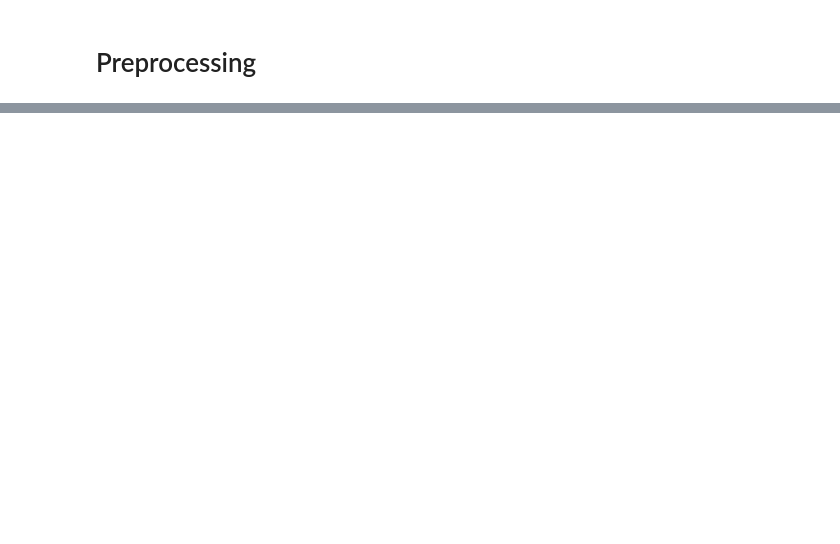
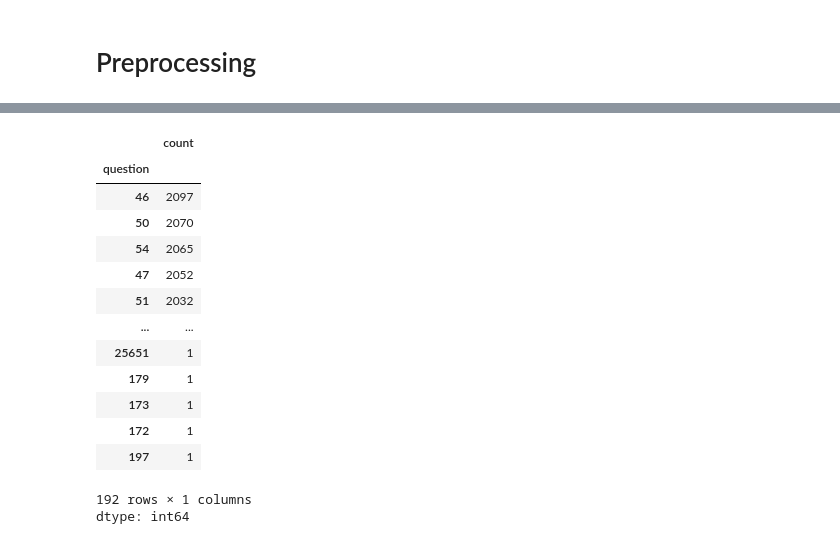
Before and after one commit to Likelipop/Question-generator, a Jupyter notebook: experiment.ipynb, the cells around one changed output, grey strips where cells are left out. Saved outputs shown, nothing was run; the diff lists cells and outputs as text; code cells hidden in the pictures; blank space fills up the shorter version.

```diff
--- a/experiment.ipynb
+++ b/experiment.ipynb
@@ -37,0 +92,20 @@ context[ans_start_index[0] : ans_start_index[0] + len(answer[0])]
+# %%
+# see the context_length distributions
+stat_question_lengths = df["question"].str.len().value_counts()
+stat_question_lengths
+# %% [output]
+|  | count |
+| question |  |
+| 46 | 2097 |
+| 50 | 2070 |
+| 54 | 2065 |
+| 47 | 2052 |
+| 51 | 2032 |
+| ... | ... |
+| 25651 | 1 |
+| 179 | 1 |
+| 173 | 1 |
+| 172 | 1 |
+| 197 | 1 |
+192 rows × 1 columns
+dtype: int64
```
Also changed, not shown: parts of 27 cells of this notebook.
